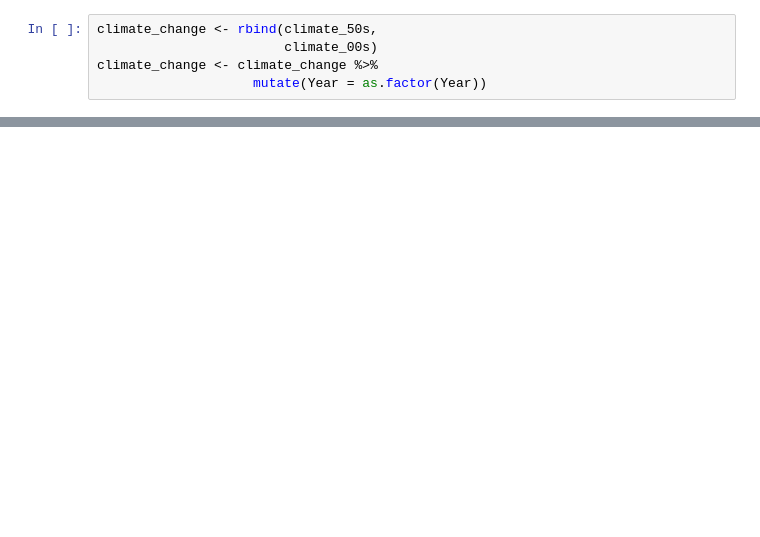
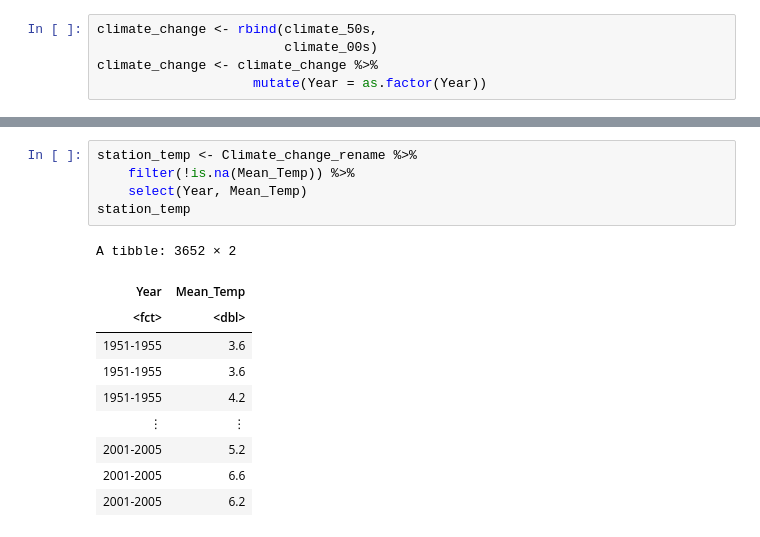
Before and after one commit to yxing6/STAT201-GroupProject-Climate, a Jupyter notebook: STAT201-Group17-ProjectProposal.ipynb, the cells around one changed output, grey strips where cells are left out. Cells and saved outputs as stored; diff of their text form; blank space fills up the shorter version.

```diff
--- a/STAT201-Group17-ProjectProposal.ipynb
+++ b/STAT201-Group17-ProjectProposal.ipynb
@@ -107,3 +110,19 @@ A tibble: 3652 × 9
 | 2001-2005 | 12 | 7.7 | 2.7 | 5.2 | 12.8 | 0 | 1.0 | 1.0 |
 | 2001-2005 | 12 | 8.0 | 5.1 | 6.6 | 11.4 | 0 | 9.6 | 9.6 |
 | 2001-2005 | 12 | 7.0 | 5.4 | 6.2 | 11.8 | 0 | 17.8 | 17.8 |
+# %%
+station_temp <- Climate_change_rename %>%
+    filter(!is.na(Mean_Temp)) %>%
+    select(Year, Mean_Temp)
+station_temp
+# %% [output]
+A tibble: 3652 × 2
+| Year | Mean_Temp |
+| <fct> | <dbl> |
+| 1951-1955 | 3.6 |
+| 1951-1955 | 3.6 |
+| 1951-1955 | 4.2 |
+| ⋮ | ⋮ |
+| 2001-2005 | 5.2 |
+| 2001-2005 | 6.6 |
+| 2001-2005 | 6.2 |
```
Also changed, not shown: parts of 12 cells of this notebook.
